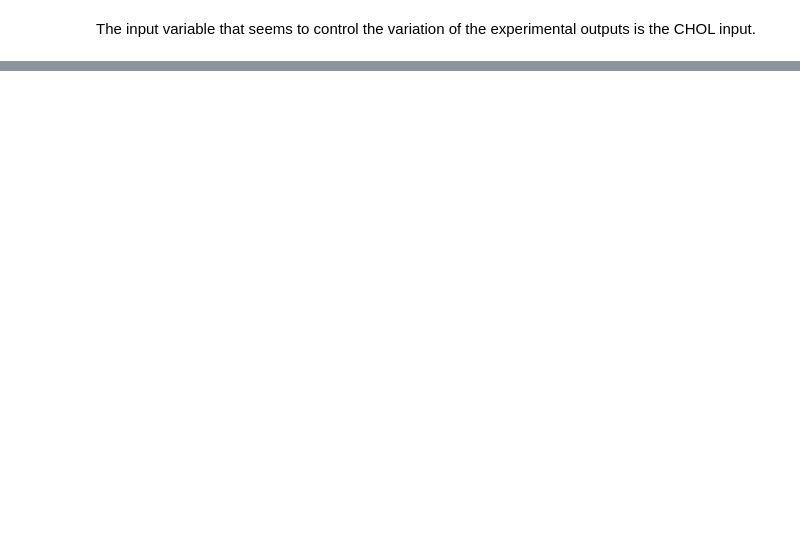
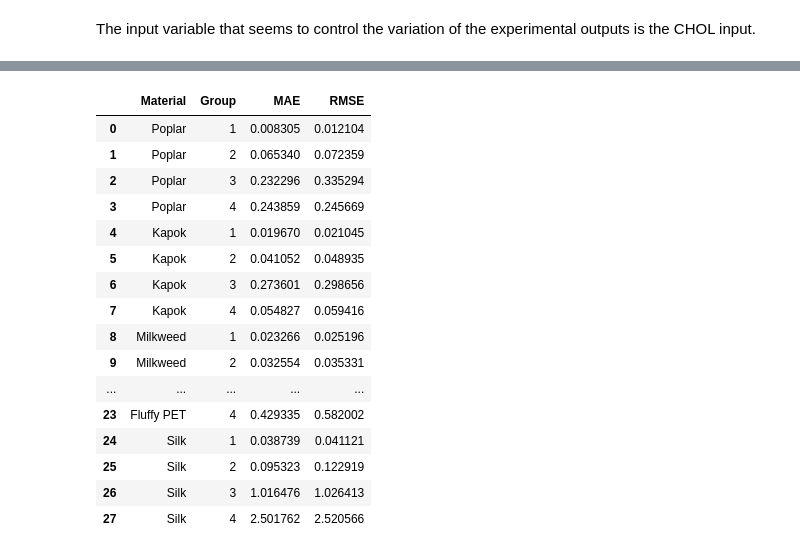
Before and after one commit to LucaBattt/GP-and-BO-for-Material-Selection, a Jupyter notebook: MaterialsDatasetAnalysis.ipynb, the cells around one changed output, grey strips where cells are left out. Cells and saved outputs as stored; diff of their text form; code cells hidden in the pictures; blank space fills up the shorter version.

```diff
--- a/MaterialsDatasetAnalysis.ipynb
+++ b/MaterialsDatasetAnalysis.ipynb
@@ -89,0 +205,41 @@ The input variable that seems to control the variation of the experimental outpu
+# %%
+# Discrepancy per material per CHOL input regimes
+
+results = []
+
+for material_name, material in materials.items():
+    x = duplicates_df[f'{material}1'].to_numpy()
+    y = duplicates_df[f'{material}2'].to_numpy()
+
+    for group in range(4):
+        start   = group * 3
+        end     = start + 3
+
+        diff = x[start:end] - y[start:end]
+
+        results.append({'Material'  : material_name,
+                        'Group'     : group + 1,
+                        'MAE'       : np.mean(np.abs(diff)),
+                        'RMSE'      : np.sqrt(np.mean(diff**2))})
+
+metrics_df = pd.DataFrame(results)
+
+metrics_df
+# %% [output]
+|  | Material | Group | MAE | RMSE |
+| 0 | Poplar | 1 | 0.008305 | 0.012104 |
+| 1 | Poplar | 2 | 0.065340 | 0.072359 |
+| 2 | Poplar | 3 | 0.232296 | 0.335294 |
+| 3 | Poplar | 4 | 0.243859 | 0.245669 |
+| 4 | Kapok | 1 | 0.019670 | 0.021045 |
+| 5 | Kapok | 2 | 0.041052 | 0.048935 |
+| 6 | Kapok | 3 | 0.273601 | 0.298656 |
+| 7 | Kapok | 4 | 0.054827 | 0.059416 |
+| 8 | Milkweed | 1 | 0.023266 | 0.025196 |
+| 9 | Milkweed | 2 | 0.032554 | 0.035331 |
+| ... | ... | ... | ... | ... |
+| 23 | Fluffy PET | 4 | 0.429335 | 0.582002 |
+| 24 | Silk | 1 | 0.038739 | 0.041121 |
+| 25 | Silk | 2 | 0.095323 | 0.122919 |
+| 26 | Silk | 3 | 1.016476 | 1.026413 |
+| 27 | Silk | 4 | 2.501762 | 2.520566 |
```
Also changed, not shown: parts of 9 cells of this notebook, 2 other files.
